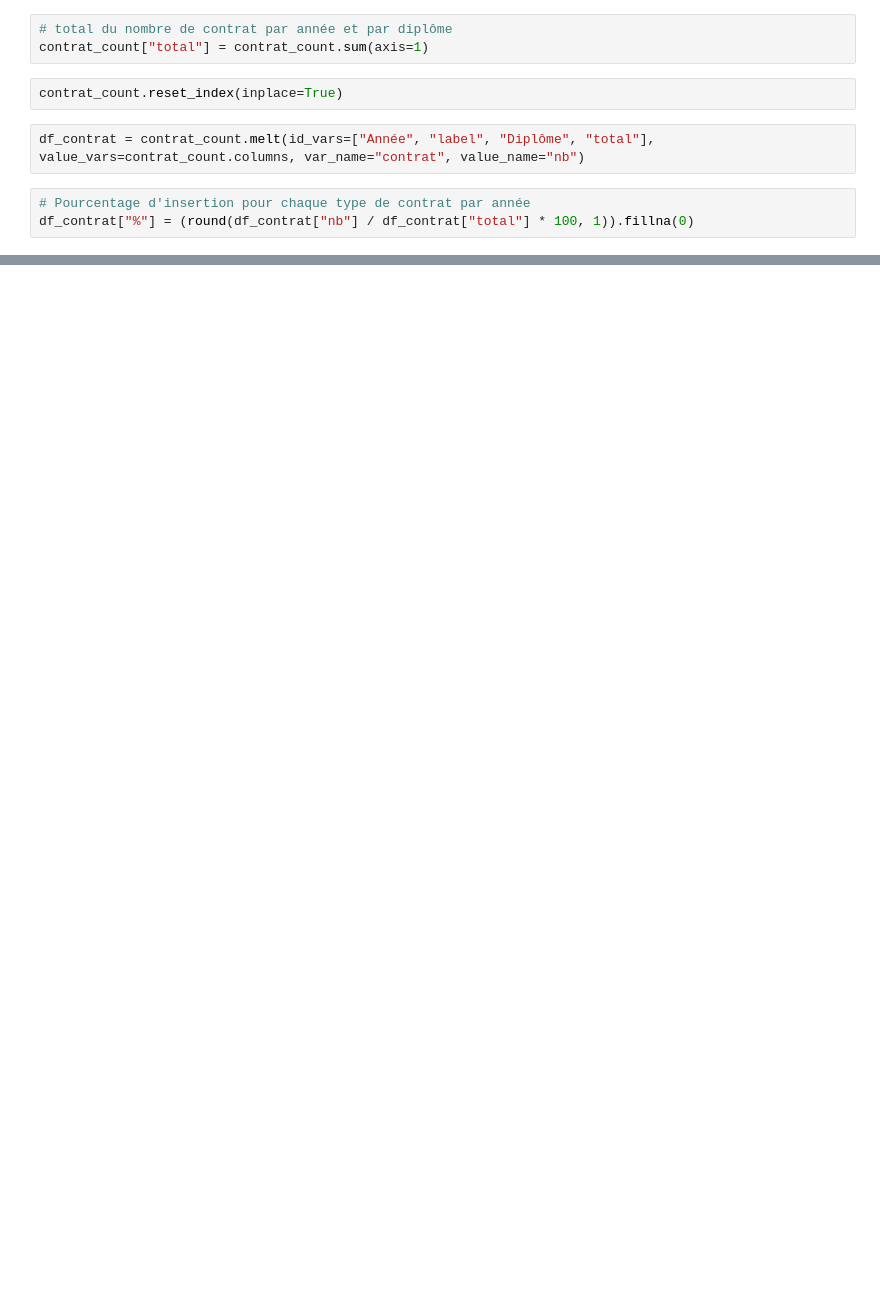
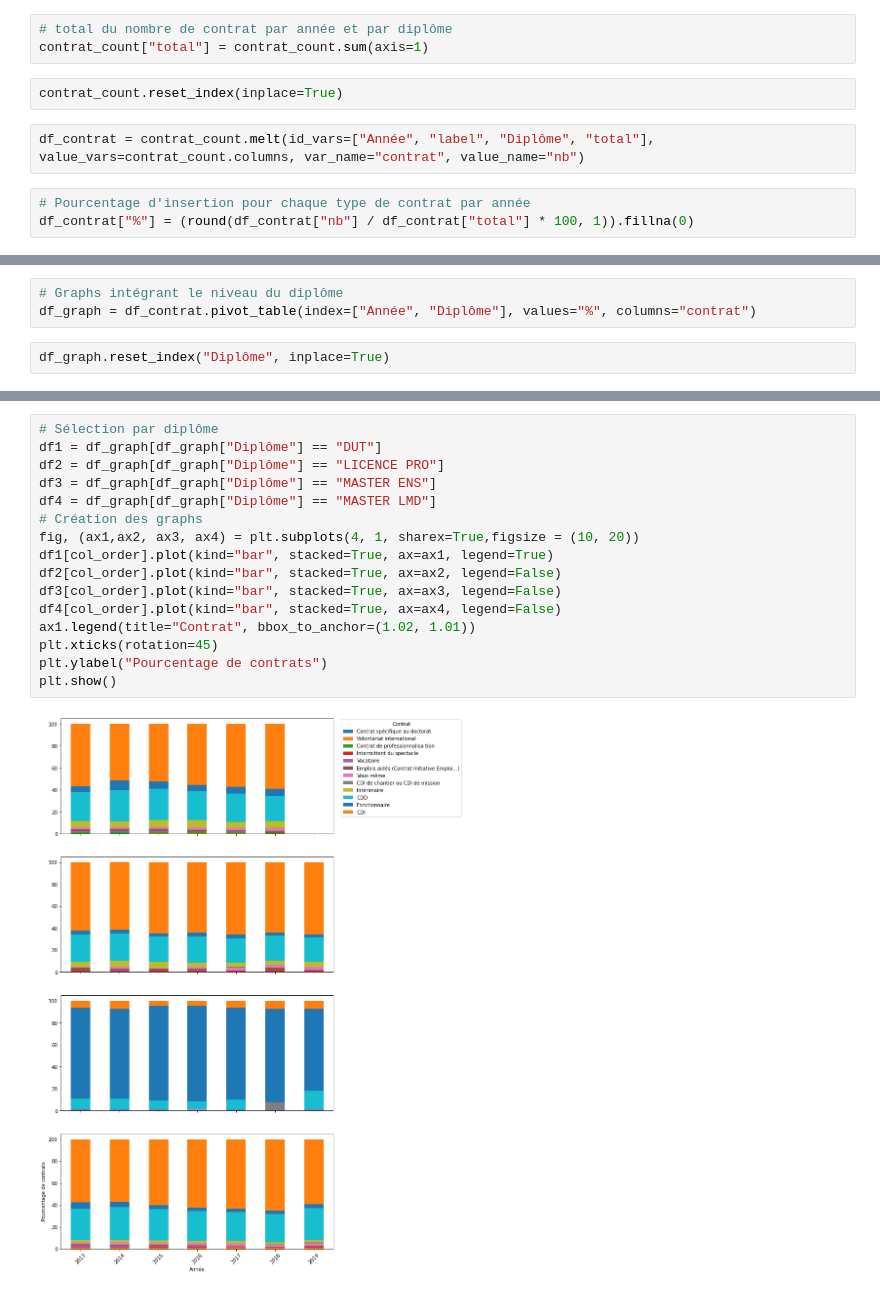
Before and after one commit to smtux/DUDA, a Jupyter notebook: inser_pro/src/pro.ipynb, the cells around one changed output, grey strips where cells are left out. Cells and saved outputs as stored; diff of their text form; blank space fills up the shorter version.

```diff
--- a/inser_pro/src/pro.ipynb
+++ b/inser_pro/src/pro.ipynb
@@ -328,0 +299,5 @@ plt.show()
+# %%
+# Graphs intégrant le niveau du diplôme
+df_graph = df_contrat.pivot_table(index=["Année", "Diplôme"], values="%", columns="contrat")
+# %%
+df_graph.reset_index("Diplôme", inplace=True)
@@ -328,0 +328,18 @@ plt.show()
+# %%
+# Sélection par diplôme
+df1 = df_graph[df_graph["Diplôme"] == "DUT"]
+df2 = df_graph[df_graph["Diplôme"] == "LICENCE PRO"]
+df3 = df_graph[df_graph["Diplôme"] == "MASTER ENS"]
+df4 = df_graph[df_graph["Diplôme"] == "MASTER LMD"]
+# Création des graphs
+fig, (ax1,ax2, ax3, ax4) = plt.subplots(4, 1, sharex=True,figsize = (10, 20))
+df1[col_order].plot(kind="bar", stacked=True, ax=ax1, legend=True)
+df2[col_order].plot(kind="bar", stacked=True, ax=ax2, legend=False)
+df3[col_order].plot(kind="bar", stacked=True, ax=ax3, legend=False)
+df4[col_order].plot(kind="bar", stacked=True, ax=ax4, legend=False)
+ax1.legend(title="Contrat", bbox_to_anchor=(1.02, 1.01))
+plt.xticks(rotation=45)
+plt.ylabel("Pourcentage de contrats")
+plt.show()
+# %% [output]
+[figure, added]
```
Also changed, not shown: parts of 20 cells of this notebook.
